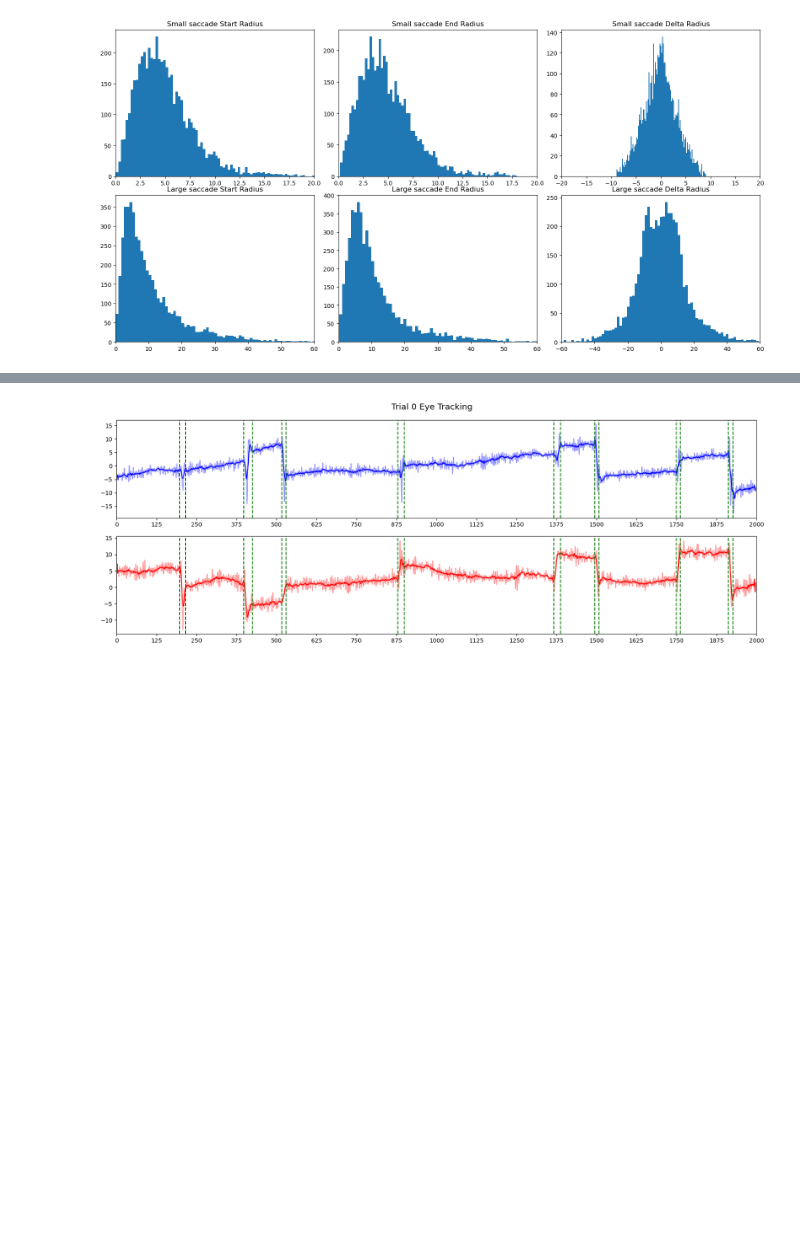
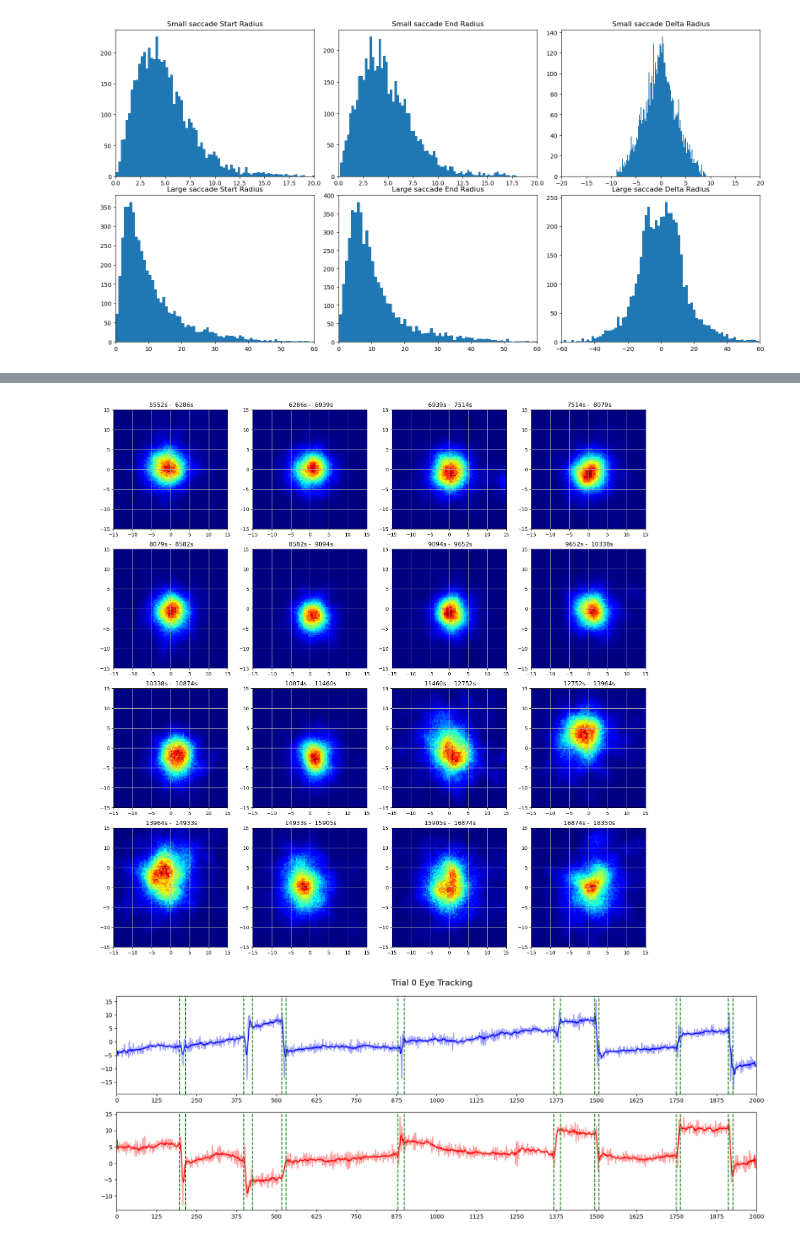
Before and after one commit to ethan-lott/eye-tracking, a Jupyter notebook: ddpi-utils-runner.ipynb, the cells around one changed output, grey strips where cells are left out. Drawn from its saved outputs; the diff is of its cells as text; code cells hidden in the pictures; blank space fills up the shorter version.

```diff
--- a/ddpi-utils-runner.ipynb
+++ b/ddpi-utils-runner.ipynb
@@ -131,3 +167,21 @@ Mean fixation y: -0.5636474700463506
+# %%
+num_chunk = 16
+chunk = full_et.shape[0]//num_chunk
+c = 4
+r = math.ceil(num_chunk/c)
+
+DU.ss(r,c,rh=4)
+plt.tight_layout(pad=2)
+for i in range(num_chunk):
+    plt.subplot(r,c,i+1)
+    plt.title(f'{full_et[chunk*i,0]: .0f}s - {full_et[chunk*(i+1),0]: .0f}s')
+    plt.hist2d(full_et[chunk*i:chunk*(i+1),1], full_et[chunk*i:chunk*(i+1),2], bins=(300, 300), cmap=plt.cm.jet)
+    plt.xlim(-15,15)
+    plt.ylim(-15,15)
+    plt.grid()
+plt.show()
+# %% [output]
+[figure, added]
 # %%
 ''' Process and plot a single trial. '''
 
```
Also changed, not shown: parts of 5 cells of this notebook.
